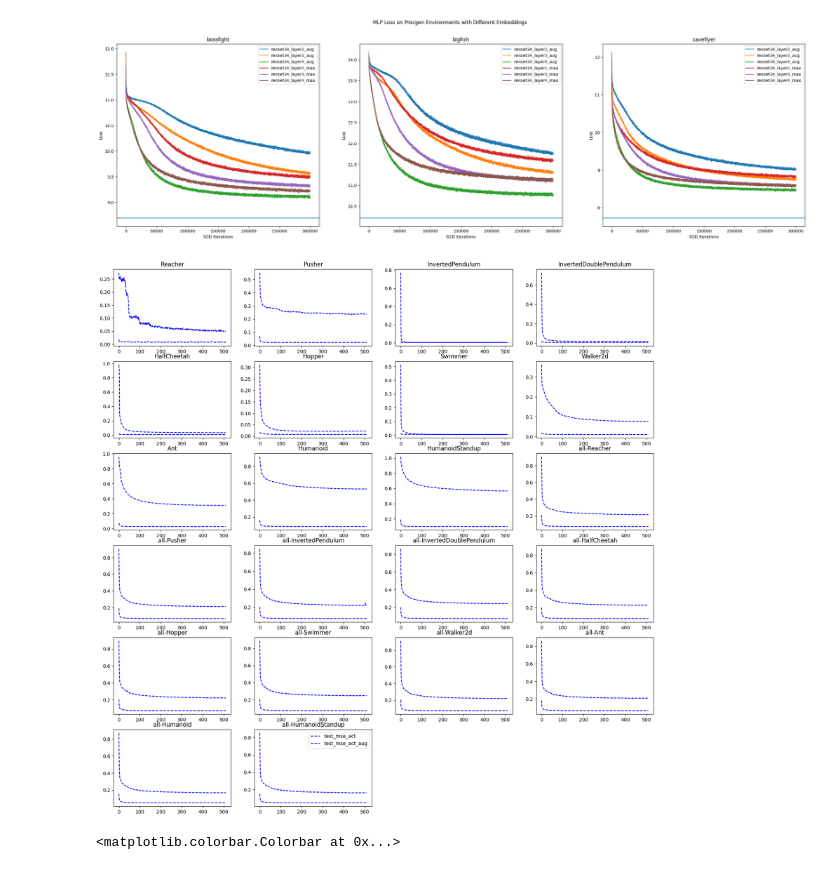
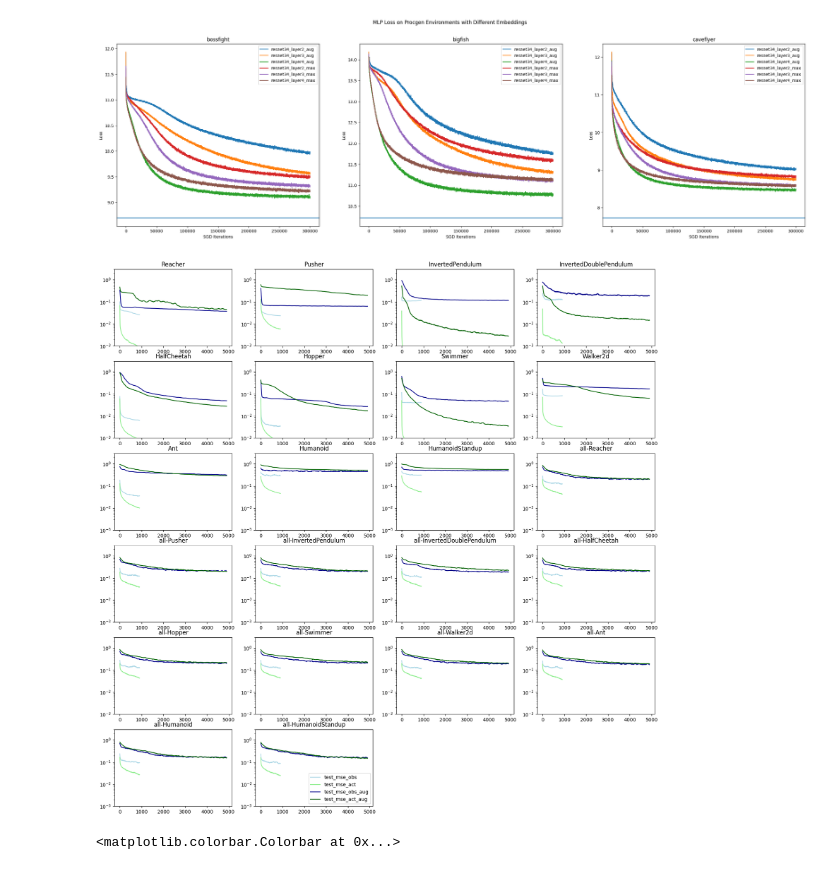
Before and after one commit to akarshkumar0101/synthetic-mdps, a Jupyter notebook: src/viz_data.ipynb, the cells around one changed output. Cells and saved outputs as stored; diff of their text form; code cells hidden in the pictures.

```diff
--- a/src/viz_data.ipynb
+++ b/src/viz_data.ipynb
@@ -136,39 +146,37 @@ import numpy as np
 # %%
 plt.figure(figsize=(20, 20))
 envs_mujoco_gato = [f"all-{env_id}" for env_id in envs_mujoco]
 for i, env_id in enumerate(tqdm(envs_mujoco + envs_mujoco_gato)):
     plt.subplot(6, 4, i+1)
 
-    data_type = ('obs', 'train')
+    data_type = 'test'
 
-    # ctx_reduction = lambda x: x.mean(axis=-1)
-    ctx_reduction = lambda x: x[-2000:].mean(axis=0)
+    win_size = 100
 
-    metrics = load_pkl(f"{data_dir}/train_bc/{env_id}", f"metrics_{data_type[1]}")
-    a = ctx_reduction(metrics[f'mse_{data_type[0]}'])
+    # reduction1 = lambda x: x[-500:].mean(axis=0)
+    reduction1 = lambda x: x[:, -100:].mean(axis=-1)
+    reduction = lambda x: np.convolve(reduction1(x), np.ones(win_size)/win_size, mode='valid')
 
-    plt.plot(ctx_reduction(metrics_test['mse_act']), c='b', alpha=1, linestyle='dashed', label="test_mse_act")
+    metrics = load_pkl(f"{data_dir}/train_bc/{env_id}", f"metrics_{data_type}")
+    a = reduction(metrics[f'mse_obs'])
+    plt.plot(a, label=f"{data_type}_mse_obs", c="lightblue")
+    a = reduction(metrics[f'mse_act'])
+    plt.plot(a, label=f"{data_type}_mse_act", c="lightgreen")
 
-    # plt.plot(ctx_reduction(metrics_train['mse_act']), c='b', alpha=.2, linestyle='dashed', label="train_mse_act")
-    plt.plot(ctx_reduction(metrics_test['mse_act']), c='b', alpha=1, linestyle='dashed', label="test_mse_act")
-    # plt.plot(ctx_reduction(metrics_train['mse_obs']), c='g', alpha=.2, linestyle='-', label="train_mse_obs")
-    # plt.plot(ctx_reduction(metrics_test['mse_obs']), c='g', alpha=1, linestyle='-', label="test_mse_obs")
+    metrics = load_pkl(f"{data_dir}/train_bc_aug/{env_id}", f"metrics_{data_type}")
+    a = reduction(metrics[f'mse_obs'])
+    plt.plot(a, label=f"{data_type}_mse_obs_aug", c="darkblue")
+    a = reduction(metrics[f'mse_act'])
+    plt.plot(a, label=f"{data_type}_mse_act_aug", c="darkgreen")
 
-    metrics_train = load_pkl(f"{data_dir}/train_bc_aug/{env_id}", "metrics_train")
-    metrics_test = load_pkl(f"{data_dir}/train_bc_aug/{env_id}", "metrics_test")
-
-    # plt.plot(ctx_reduction(metrics_train['mse_act']), c='b', alpha=.2, linestyle='dashed', label="train_mse_act_aug")
-    plt.plot(ctx_reduction(metrics_test['mse_act']), c='b', alpha=1, linestyle='dashed', label="test_mse_act_aug")
-    # plt.plot(ctx_reduction(metrics_train['mse_obs']), c='g', alpha=.2, linestyle='-', label="train_mse_obs_aug")
-    # plt.plot(ctx_reduction(metrics_test['mse_obs']), c='g', alpha=1, linestyle='-', label="test_mse_obs_aug")
-
-    # plt.yscale('log')
+    plt.yscale('log')
     plt.title(env_id)
+    plt.ylim(1e-3, 3)
 
 plt.legend()
 plt.show()
 # %% [output]
-[figure, old version]
+[figure, new version]
 # %%
 import jax
 rng = jax.random.PRNGKey(0)
```
Also changed, not shown: parts of 29 cells of this notebook, 16 other files.
